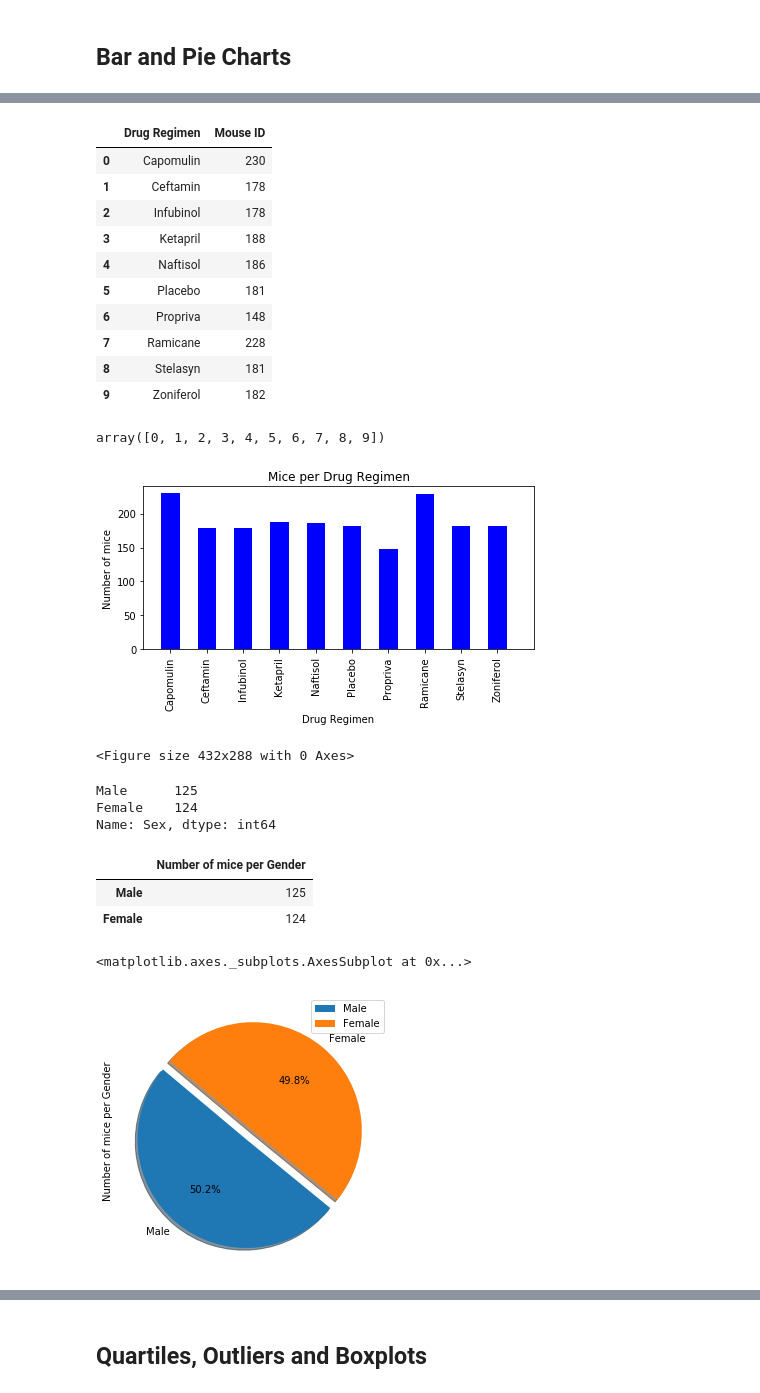
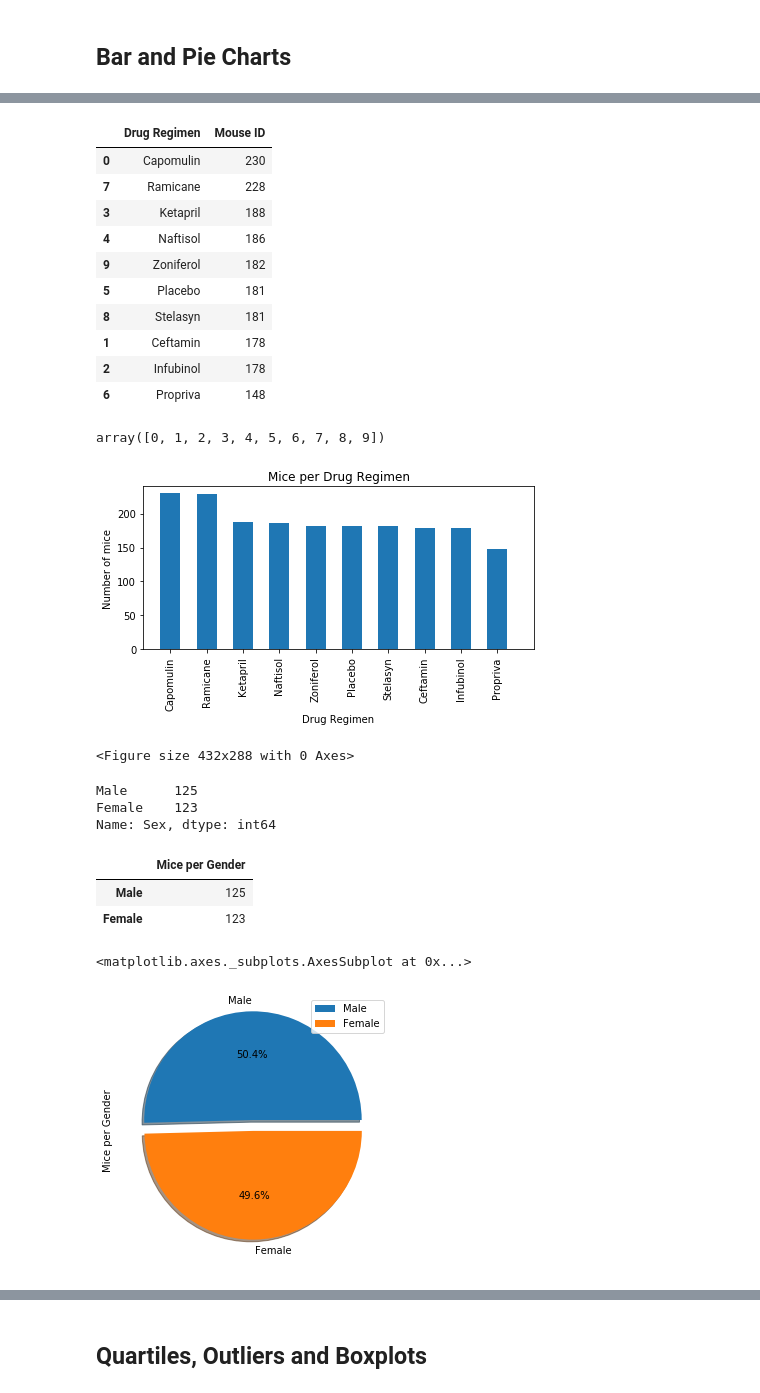
Before and after one commit to alfonsocamero/python-matplotlib-challenge, a Jupyter notebook: Pymaceuticals/pymaceuticals.ipynb, the cells around one changed output, grey strips where cells are left out. Saved outputs shown, nothing was run; the diff lists cells and outputs as text; code cells hidden in the pictures.

```diff
--- a/Pymaceuticals/pymaceuticals.ipynb
+++ b/Pymaceuticals/pymaceuticals.ipynb
@@ -255,19 +257,20 @@ plt.tight_layout()
 # %%
 mice_per_regi2 = clean_data_df.groupby('Drug Regimen').count().reset_index()
 mice_perdrug2 = mice_per_regi[['Drug Regimen', 'Mouse ID']]
-mice_perdrug2
+sorted_mice_perdrug2 = mice_perdrug2.sort_values(by='Mouse ID', ascending=False)
+sorted_mice_perdrug2
 # %% [output]
 |  | Drug Regimen | Mouse ID |
 | 0 | Capomulin | 230 |
+| 7 | Ramicane | 228 |
+| 3 | Ketapril | 188 |
+| 4 | Naftisol | 186 |
+| 9 | Zoniferol | 182 |
+| 5 | Placebo | 181 |
+| 8 | Stelasyn | 181 |
 | 1 | Ceftamin | 178 |
 | 2 | Infubinol | 178 |
-| 3 | Ketapril | 188 |
-| 4 | Naftisol | 186 |
-| 5 | Placebo | 181 |
 | 6 | Propriva | 148 |
-| 7 | Ramicane | 228 |
-| 8 | Stelasyn | 181 |
-| 9 | Zoniferol | 182 |
 # %%
 # Generate a bar plot showing the total number of unique mice tested on each drug regimen using pyplot.
 # Set x axis and tick locations
@@ -279,8 +282,8 @@ array([0, 1, 2, 3, 4, 5, 6, 7, 8, 9])
 # %%
 # Create a list indicating where to write x labels
 plt.figure(figsize=(7,3))
-plt.bar(x_axis, mice_perdrug2["Mouse ID"], color='b', alpha=1, width=.5, align="center")
-plt.xticks(tick_locations, mice_perdrug2["Drug Regimen"], rotation="vertical")
+plt.bar(x_axis, sorted_mice_perdrug2["Mouse ID"], alpha=1, width=.55, align="center")
+plt.xticks(tick_locations, sorted_mice_perdrug2["Drug Regimen"], rotation="vertical")
 
 # Set a title for the chart
 plt.title("Mice per Drug Regimen")
@@ -289,39 +292,39 @@ plt.ylabel("Number of mice")
 
 # Set x and y limits
 plt.xlim(-0.75, len(x_axis))
-plt.ylim(0, max(mice_perdrug["Mouse ID"])+10)
+plt.ylim(0, max(sorted_mice_perdrug2["Mouse ID"])+10)
 
 plt.show()
 plt.tight_layout()
 # %% [output]
-[figure, old version]
+[figure, new version]
 <Figure size 432x288 with 0 Axes>
 # %%
 #Modify data to only list one entry per mouse
-all_mice = combined_data_df.drop_duplicates(subset='Mouse ID', keep='first')
+all_mice = clean_data_df.drop_duplicates(subset='Mouse ID', keep='first')
 male_female = all_mice['Sex'].value_counts()
 male_female
 # %% [output]
 Male      125
-Female    124
+Female    123
 Name: Sex, dtype: int64
 # %%
 male_female_df = pd.DataFrame({
-    "Number of mice per Gender": male_female
+    "Mice per Gender": male_female
 })
 male_female_df
 # %% [output]
-|  | Number of mice per Gender |
+|  | Mice per Gender |
 | Male | 125 |
-| Female | 124 |
+| Female | 123 |
 # %%
 explode = (0.1, 0)
 # Generate a pie plot showing the distribution of female versus male mice using pandas
 #Modify data to only list one entry per mouse
-male_female_df.plot.pie(y='Number of mice per Gender', startangle=140, figsize=(5, 5), shadow=True, explode=explode, autopct="%1.1f%%", )
+male_female_df.plot.pie(y='Mice per Gender', startangle=360, figsize=(5, 5), shadow=True, explode=explode, autopct="%1.1f%%", )
 # %% [output]
 <matplotlib.axes._subplots.AxesSubplot at 0x...>
-[figure, old version]
+[figure, new version]
 # %%
 # Generate a pie plot showing the distribution of female versus male mice using pyplot
 # Labels for the sections of our pie chart
```
Also changed, not shown: parts of 16 cells of this notebook.
